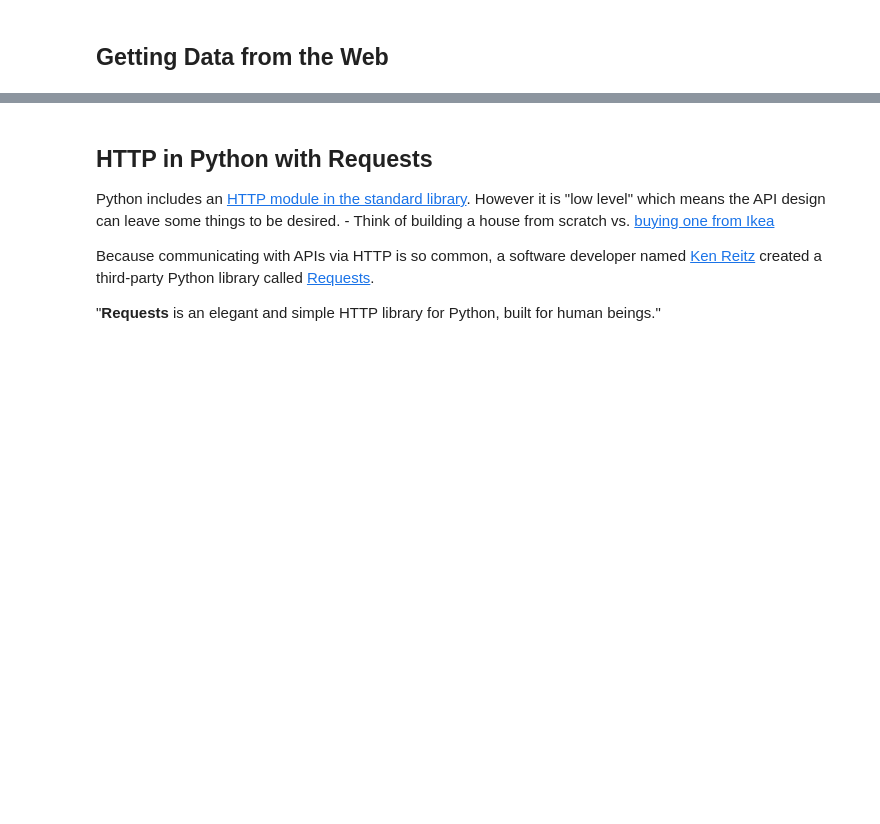
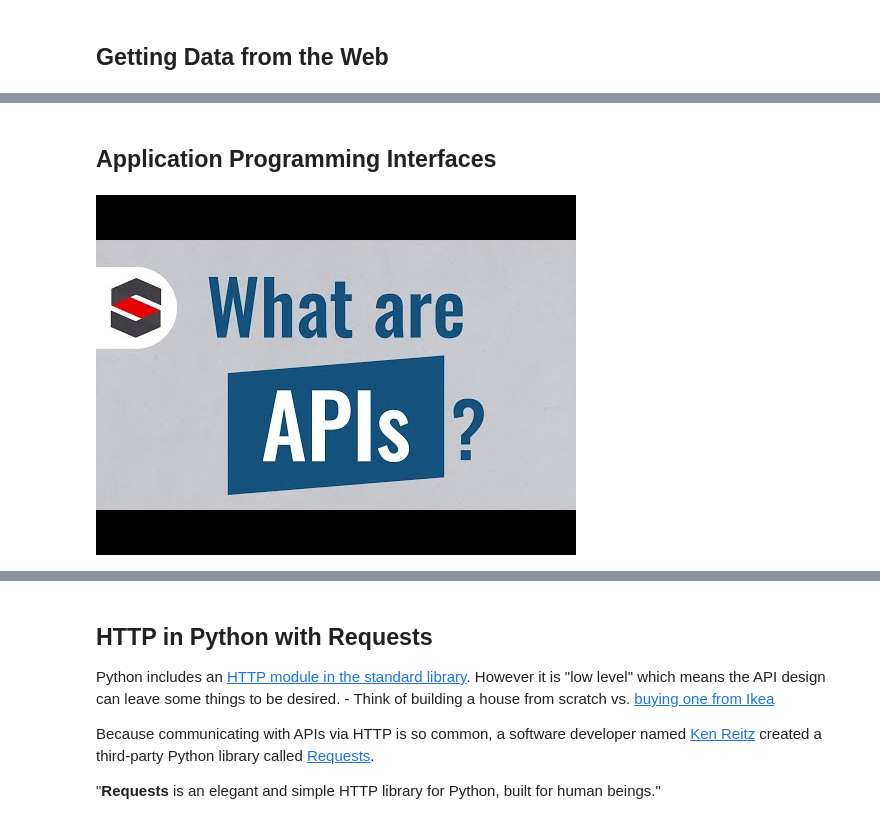
Before and after one commit to pitt-sci-lis-2030/week-9-network-data, a Jupyter notebook: Lecture-network-data.ipynb, the cells around one changed output, grey strips where cells are left out. Saved outputs shown, nothing was run; the diff lists cells and outputs as text; code cells hidden in the pictures; blank space fills up the shorter version.

```diff
--- a/Lecture-network-data.ipynb
+++ b/Lecture-network-data.ipynb
@@ -64,0 +22,8 @@ WHen you know HTTP and you can read the documentation, then you have the basic k
+# %% [markdown]
+## Application Programming Interfaces
+# %%
+# https://www.youtube.com/watch?v=OVvTv9Hy91Q
+from IPython.display import YouTubeVideo
+YouTubeVideo("OVvTv9Hy91Q", width="600")
+# %% [output]
+[figure, added]
```
Also changed, not shown: parts of 68 cells of this notebook, 13 other files.
